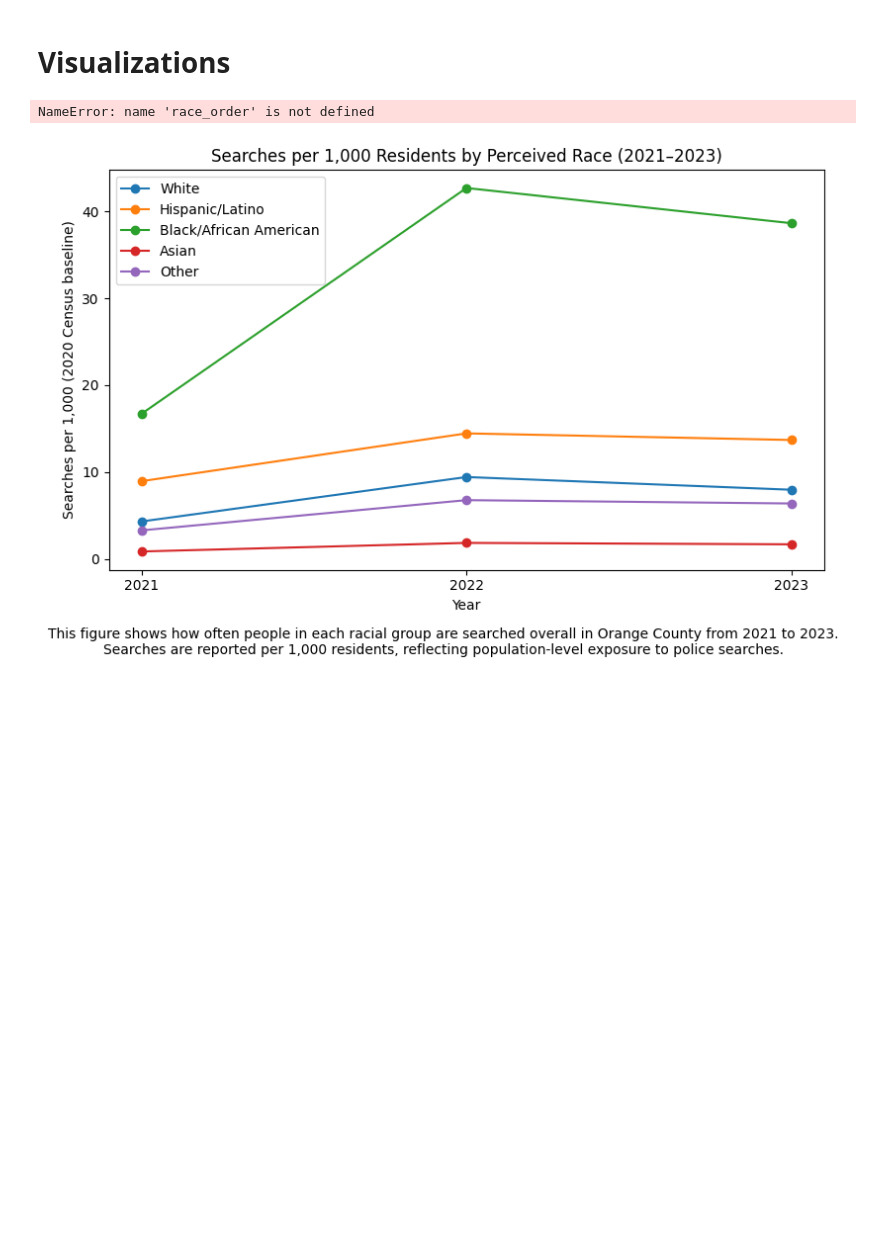
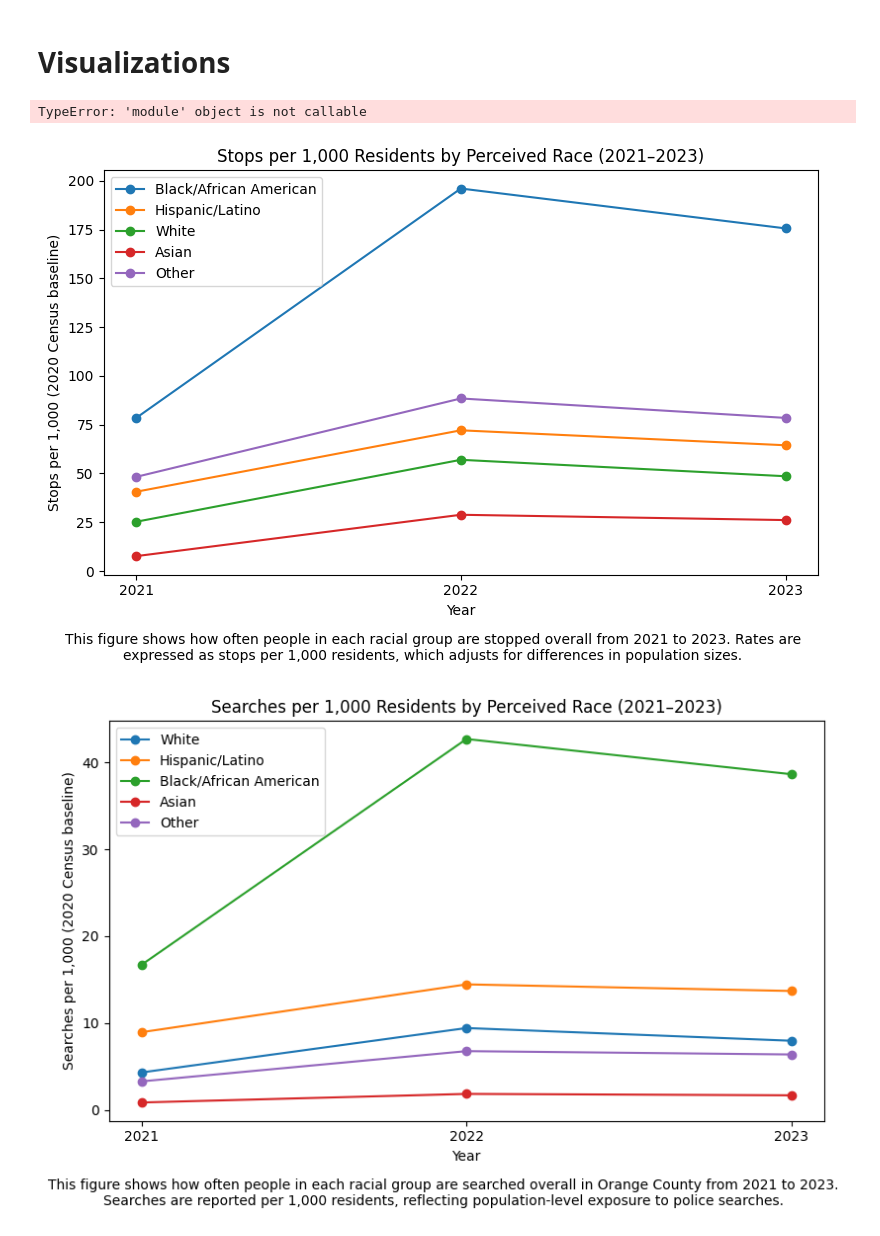
Before and after one commit to laurenbchu/honors-thesis, a Jupyter notebook: notebooks/Orange_County_Analysis.ipynb, the cells around one changed output. Cells and saved outputs as stored; diff of their text form; code cells hidden in the pictures; blank space fills up the shorter version.

Commit message:
added visualizations

```diff
--- a/notebooks/Orange_County_Analysis.ipynb
+++ b/notebooks/Orange_County_Analysis.ipynb
@@ -130,32 +130,39 @@ analysis = add_disparity_metrics(analysis)
 analysis = visualization_setup(analysis)
 # %% [markdown]
 # Visualizations
+# %%
+from utils import visualize_all_disparity_figures
+visualize_all_disparity_figures(analysis)
+# %% [output]
+TypeError: 'module' object is not callable
 # %%
 # Exposure over time: Stops per 1,000 (line chart)
 
 plt.figure(figsize=(8, 5))
-for race in race_order:
+
+for race in analysis["Perceived Race"].cat.categories:
     d = analysis[analysis["Perceived Race"] == race].sort_values("Year")
     plt.plot(d["Year"], d["Stops per 1,000"], marker="o", label=race)
 
 plt.title("Stops per 1,000 Residents by Perceived Race (2021–2023)")
 plt.xlabel("Year")
 plt.ylabel("Stops per 1,000 (2020 Census baseline)")
 plt.legend()
+plt.xticks([2021, 2022, 2023])
 
 plt.figtext(
     0.5, -0.05,
-    "This figure shows how often people in each racial group are stopped overall in Orange County from 2021 to 2023. "
+    "This figure shows how often people in each racial group are stopped overall from 2021 to 2023. "
     "Rates are expressed as stops per 1,000 residents, which adjusts for differences in population sizes.",
     ha="center",
     fontsize=10,
     wrap=True
 )
 
-plt.xticks([2021, 2022, 2023])
-finish_plot("01_stops_per_1000_trend.png")
+plt.tight_layout()
+plt.show()
 # %% [output]
-NameError: name 'race_order' is not defined
+[figure, added]
 # %%
 # Exposure over time: Searches per 1,000 (line chart)
 # Shows how often people in a group are searched overall
```
Also changed, not shown: 2 other files.
